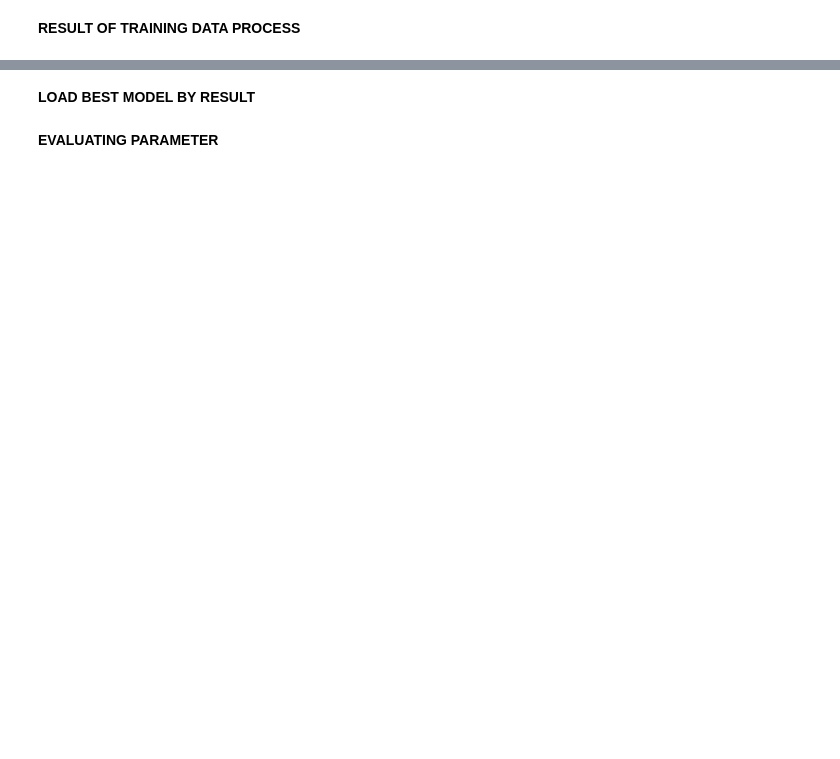
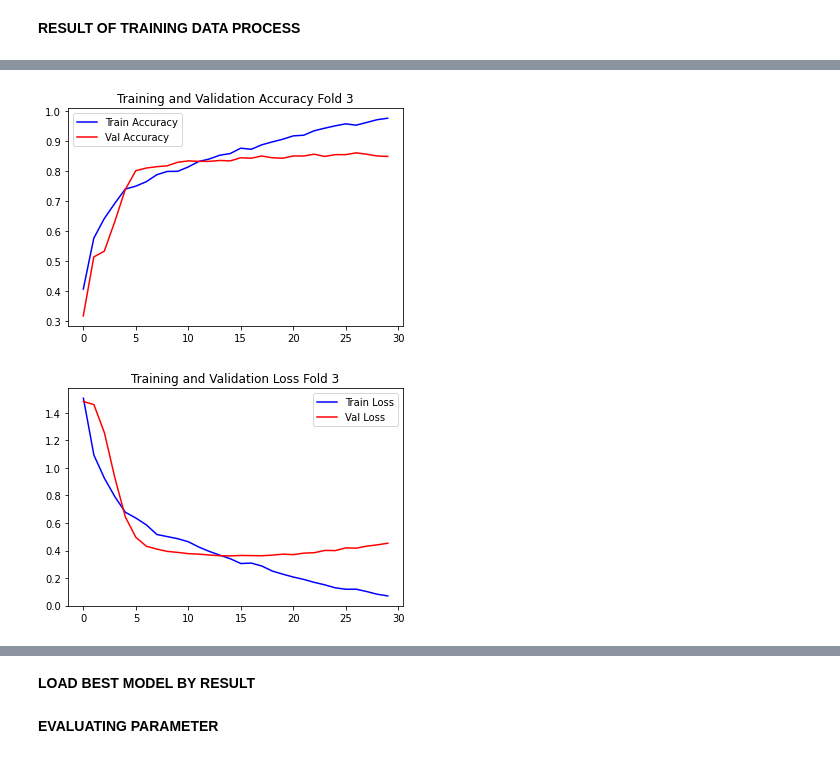
Before and after one commit to avishatr/TA, a Jupyter notebook: alexnet-corn-or-maize-disease-detectection.ipynb, the cells around one changed output, grey strips where cells are left out. Cells and saved outputs as stored; diff of their text form; code cells hidden in the pictures; blank space fills up the shorter version.

```diff
--- a/alexnet-corn-or-maize-disease-detectection.ipynb
+++ b/alexnet-corn-or-maize-disease-detectection.ipynb
@@ -254,22 +306,25 @@ plt.show()
 # %%
 #FOLD 3
 #Train and validation accuracy
 plt.title('Training and Validation Accuracy Fold 3')
 plt.plot(model_history[2].history['accuracy'], label='Train Accuracy', color='blue', )
 plt.plot(model_history[2].history['val_accuracy'], label='Val Accuracy', color='red', )
 plt.legend()
 plt.savefig("Accuracy_fold 3.jpg")
 plt.show()
 
 plt.figure()
 
 #Train and validation loss
-plt.title('Training and Validation Accuracy Fold 3')
+plt.title('Training and Validation Loss Fold 3')
 plt.plot(model_history[2].history['loss'], label='Train Loss', color='blue', )
 plt.plot(model_history[2].history['val_loss'], label='Val Loss', color='red', )
 plt.legend()
 plt.savefig("Loss_fold 3.jpg")
 plt.show()
+# %% [output]
+[figure, added]
+[figure, added]
 # %%
 #FOLD 4
 #Train and validation accuracy
```
Also changed, not shown: parts of 19 cells of this notebook.
